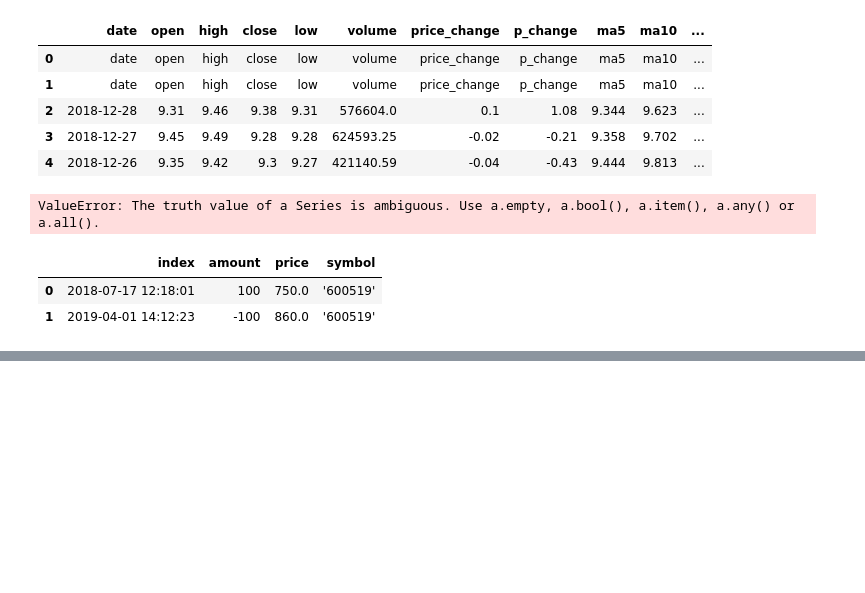
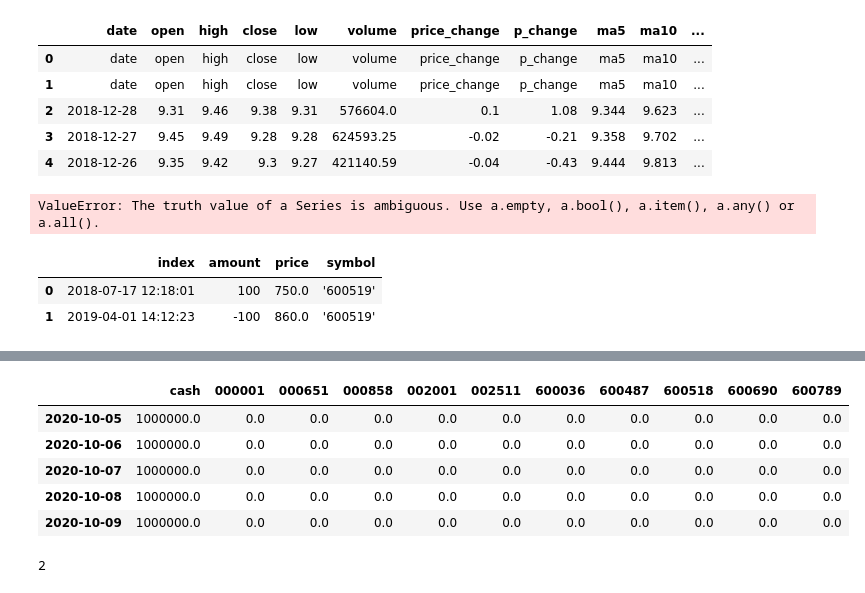
Before and after one commit to glenliu/py_examples, a Jupyter notebook: quant/Performance.ipynb, the cells around one changed output, grey strips where cells are left out. Saved outputs shown, nothing was run; the diff lists cells and outputs as text; code cells hidden in the pictures; blank space fills up the shorter version.

```diff
--- a/quant/Performance.ipynb
+++ b/quant/Performance.ipynb
@@ -244,4 +226,17 @@ positions['cash']=1000000.
 # %%
 for symbol in symbols:
     positions[symbol]=0.
+# %%
+positions.tail()
+# %% [output]
+|  | cash | 000001 | 000651 | 000858 | 002001 | 002511 | 600036 | 600487 | 600518 | 600690 | 600789 |
+| 2020-10-05 | 1000000.0 | 0.0 | 0.0 | 0.0 | 0.0 | 0.0 | 0.0 | 0.0 | 0.0 | 0.0 | 0.0 |
+| 2020-10-06 | 1000000.0 | 0.0 | 0.0 | 0.0 | 0.0 | 0.0 | 0.0 | 0.0 | 0.0 | 0.0 | 0.0 |
+| 2020-10-07 | 1000000.0 | 0.0 | 0.0 | 0.0 | 0.0 | 0.0 | 0.0 | 0.0 | 0.0 | 0.0 | 0.0 |
+| 2020-10-08 | 1000000.0 | 0.0 | 0.0 | 0.0 | 0.0 | 0.0 | 0.0 | 0.0 | 0.0 | 0.0 | 0.0 |
+| 2020-10-09 | 1000000.0 | 0.0 | 0.0 | 0.0 | 0.0 | 0.0 | 0.0 | 0.0 | 0.0 | 0.0 | 0.0 |
+# %%
+txn.shape[0]
+# %% [output]
+2
 # %%
```
Also changed, not shown: parts of 11 cells of this notebook, 3 other files.
